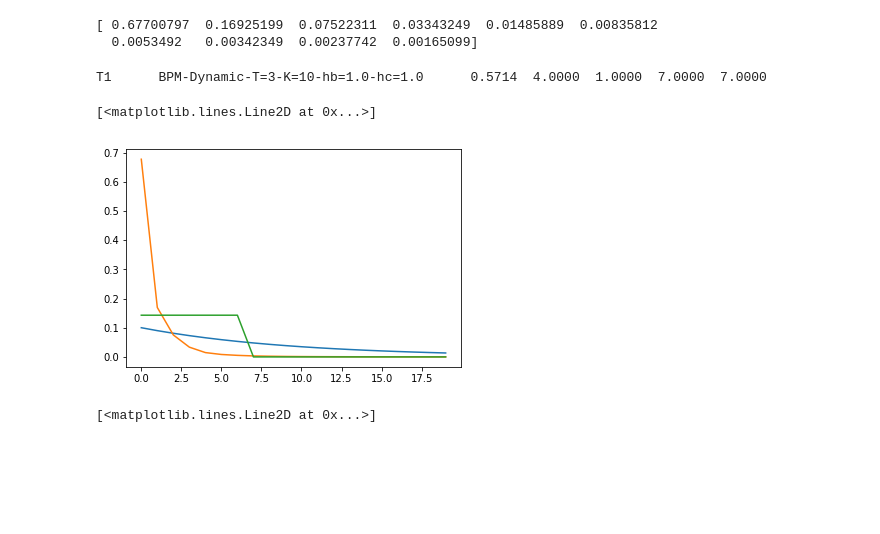
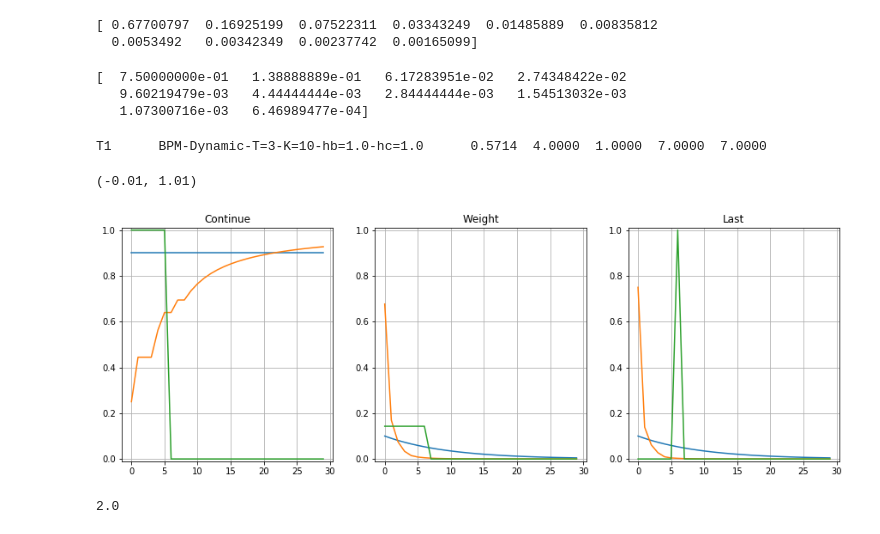
Before and after one commit to leifos/cwl, a Jupyter notebook: examples/CWL-Weights-Notebook.ipynb, the cells around one changed output. Drawn from its saved outputs; the diff is of its cells as text; code cells hidden in the pictures; blank space fills up the shorter version.

```diff
--- a/examples/CWL-Weights-Notebook.ipynb
+++ b/examples/CWL-Weights-Notebook.ipynb
@@ -42,34 +49,61 @@ print(inst.w_vector(t1)[0:10])
 # %% [output]
 [ 0.67700797  0.16925199  0.07522311  0.03343249  0.01485889  0.00835812
   0.0053492   0.00342349  0.00237742  0.00165099]
+# %%
+print(inst.l_vector(t1)[0:10])
+# %% [output]
+[  7.50000000e-01   1.38888889e-01   6.17283951e-02   2.74348422e-02
+   9.60219479e-03   4.44444444e-03   2.84444444e-03   1.54513032e-03
+   1.07300716e-03   6.46989477e-04]
 # %%
 bpm = BPMDCWLMetric(T=3)
 bpm.measure(t1)
 bpm.report()
 # %% [output]
 T1      BPM-Dynamic-T=3-K=10-hb=1.0-hc=1.0      0.5714  4.0000  1.0000  7.0000  7.0000
-# %%
-import pylab
-
-%matplotlib inline
-
-pylab.plot(rbp.w_vector(t1)[0:20])
-pylab.plot(inst.w_vector(t1)[0:20])
-pylab.plot(bpm.w_vector(t1)[0:20])
-# %% [output]
-[<matplotlib.lines.Line2D at 0x...>]
-[figure, removed]
+# %%
+n=30
+plt.figure(figsize=(15,5))
+plt.subplots_adjust(hspace=0.2)
+
+
+ax = plt.subplot(131)
+plt.title('Continue')
+plt.plot(range(0,n),rbp.c_vector(t1)[0:n])
+plt.plot(range(0,n),inst.c_vector(t1)[0:n])
+plt.plot(range(0,n),bpm.c_vector(t1)[0:n])
+plt.grid(True)
+ax.set_ylim(ymin=-0.01, ymax=1.01)
+
+ax = plt.subplot(132)
+plt.title('Weight')
+plt.plot(range(0,n),rbp.w_vector(t1)[0:n])
+plt.plot(range(0,n),inst.w_vector(t1)[0:n])
+plt.plot(range(0,n),bpm.w_vector(t1)[0:n])
+plt.grid(True)
+ax.set_ylim(ymin=-0.01, ymax=1.01)
+
+
+
+ax = plt.subplot(133)
+plt.title('Last')
+plt.plot(range(0,n),rbp.l_vector(t1)[0:n])
+plt.plot(range(0,n),inst.l_vector(t1)[0:n])
+plt.plot(range(0,n),bpm.l_vector(t1)[0:n])
+plt.grid(True)
+ax.set_ylim(ymin=-0.01, ymax=1.01)
+# %% [output]
+(-0.01, 1.01)
+[figure, added]
 # %%
 g1 = [ 1,1,0,0,0,0,1,0,1,0]
 c1 = [ 1,1,1,1,1,1,1,1,1,1]
 
 t2 = Ranking("T2",g1,c1)
 
-bpm38 = BPMDCWLMetric(T=3, K=8,hc=1.0, hb=1.0)
-bpm33 = BPMDCWLMetric(T=5,K=4,hc=1.0, hb=1.0)
+bpm38 = BPMDCWLMetric(T=3, K=8, hc=1.0, hb=1.0)
+bpm33 = BPMDCWLMetric(T=5, K=4, hc=1.0, hb=1.0)
+bpm38.measure(t2)
+bpm33.measure(t2)
+# %% [output]
+2.0
-# %%
-pylab.figure()
-pylab.plot(bpm38.w_vector(t2)[0:20])
-pylab.plot(bpm33.w_vector(t2)[0:20])
-# %% [output]
-[<matplotlib.lines.Line2D at 0x...>]
```
Also changed, not shown: parts of 4 cells of this notebook, 5 other files.
